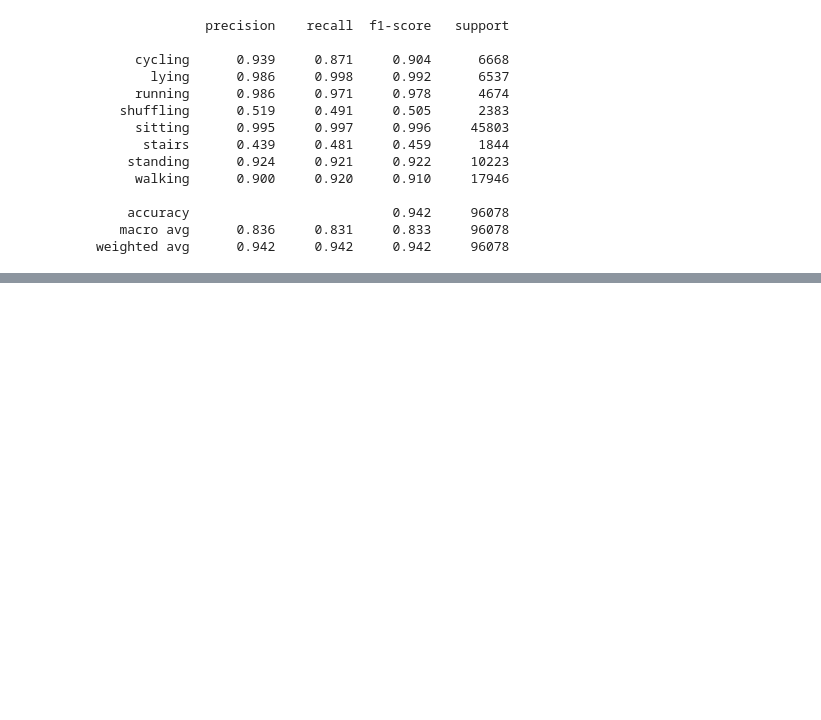
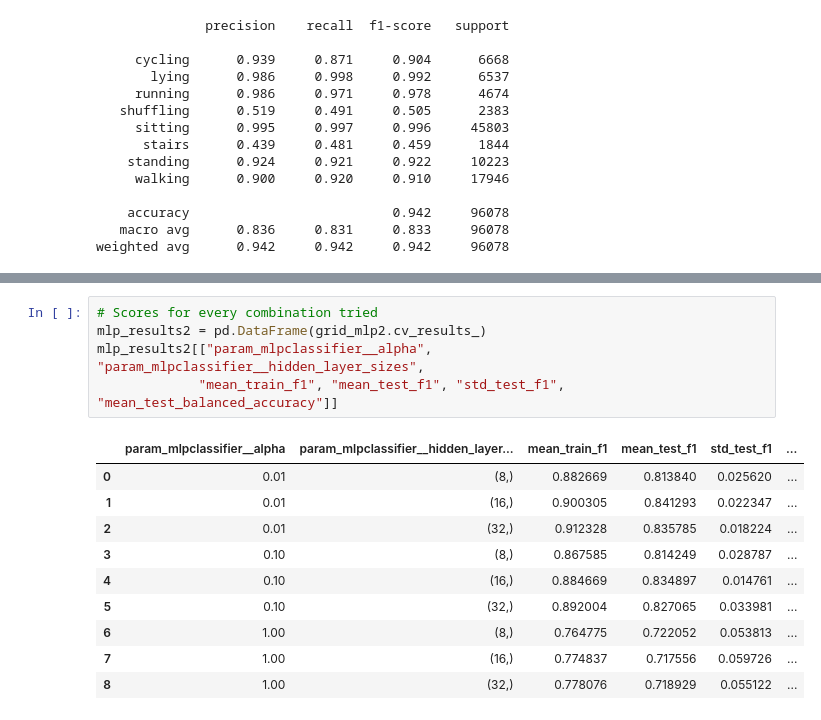
Before and after one commit to sarabartolo/harth-free-living-activity-recognition, a Jupyter notebook: notebooks/04_model_comparison.ipynb, the cells around one changed output, grey strips where cells are left out. Drawn from its saved outputs; the diff is of its cells as text; blank space fills up the shorter version.

```diff
--- a/notebooks/04_model_comparison.ipynb
+++ b/notebooks/04_model_comparison.ipynb
@@ -653,0 +728,16 @@ weighted avg      0.942     0.942     0.942     96078
+# %%
+# Scores for every combination tried
+mlp_results2 = pd.DataFrame(grid_mlp2.cv_results_)
+mlp_results2[["param_mlpclassifier__alpha", "param_mlpclassifier__hidden_layer_sizes",
+             "mean_train_f1", "mean_test_f1", "std_test_f1", "mean_test_balanced_accuracy"]]
+# %% [output]
+|  | param_mlpclassifier__alpha | param_mlpclassifier__hidden_layer... | mean_train_f1 | mean_test_f1 | std_test_f1 | ... |
+| 0 | 0.01 | (8,) | 0.882669 | 0.813840 | 0.025620 | ... |
+| 1 | 0.01 | (16,) | 0.900305 | 0.841293 | 0.022347 | ... |
+| 2 | 0.01 | (32,) | 0.912328 | 0.835785 | 0.018224 | ... |
+| 3 | 0.10 | (8,) | 0.867585 | 0.814249 | 0.028787 | ... |
+| 4 | 0.10 | (16,) | 0.884669 | 0.834897 | 0.014761 | ... |
+| 5 | 0.10 | (32,) | 0.892004 | 0.827065 | 0.033981 | ... |
+| 6 | 1.00 | (8,) | 0.764775 | 0.722052 | 0.053813 | ... |
+| 7 | 1.00 | (16,) | 0.774837 | 0.717556 | 0.059726 | ... |
+| 8 | 1.00 | (32,) | 0.778076 | 0.718929 | 0.055122 | ... |
```
Also changed, not shown: parts of 28 cells of this notebook, 15 other files.
